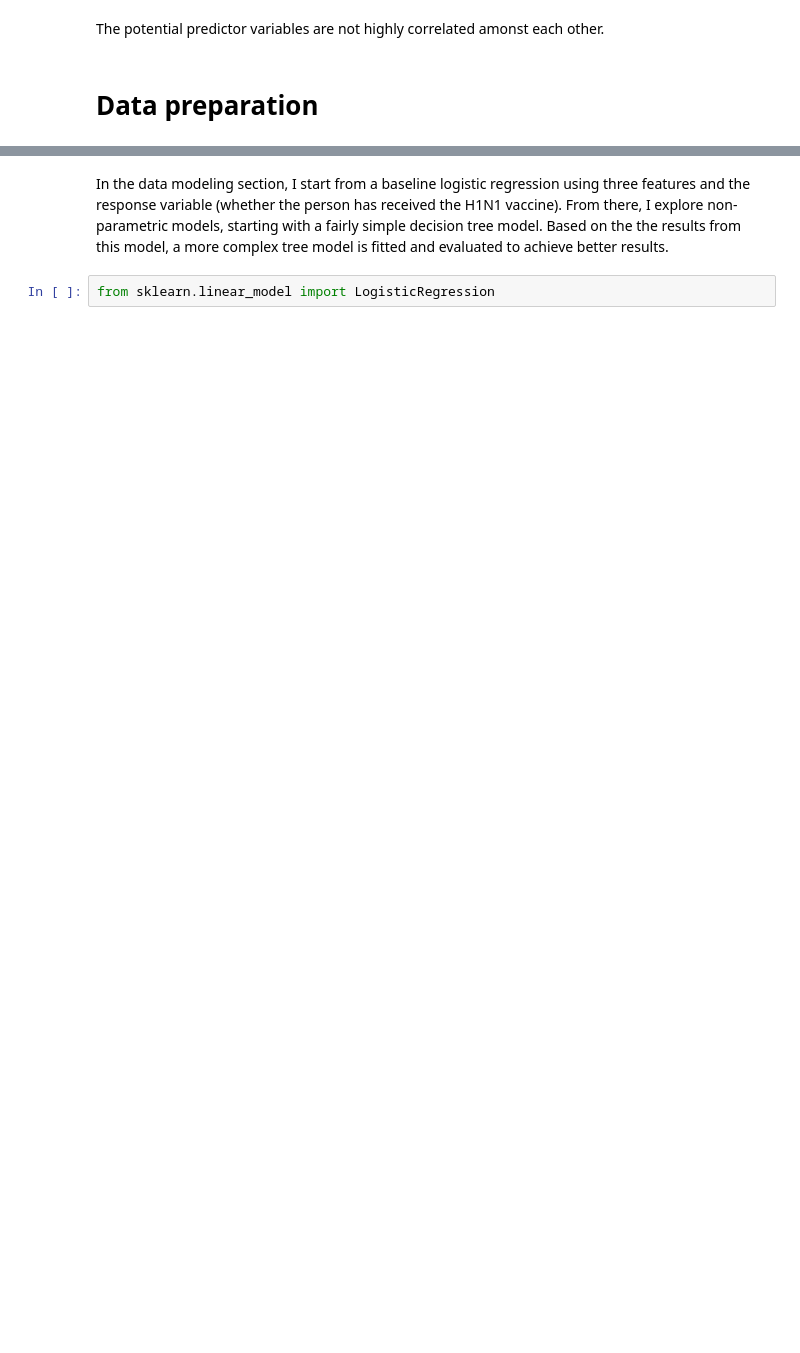
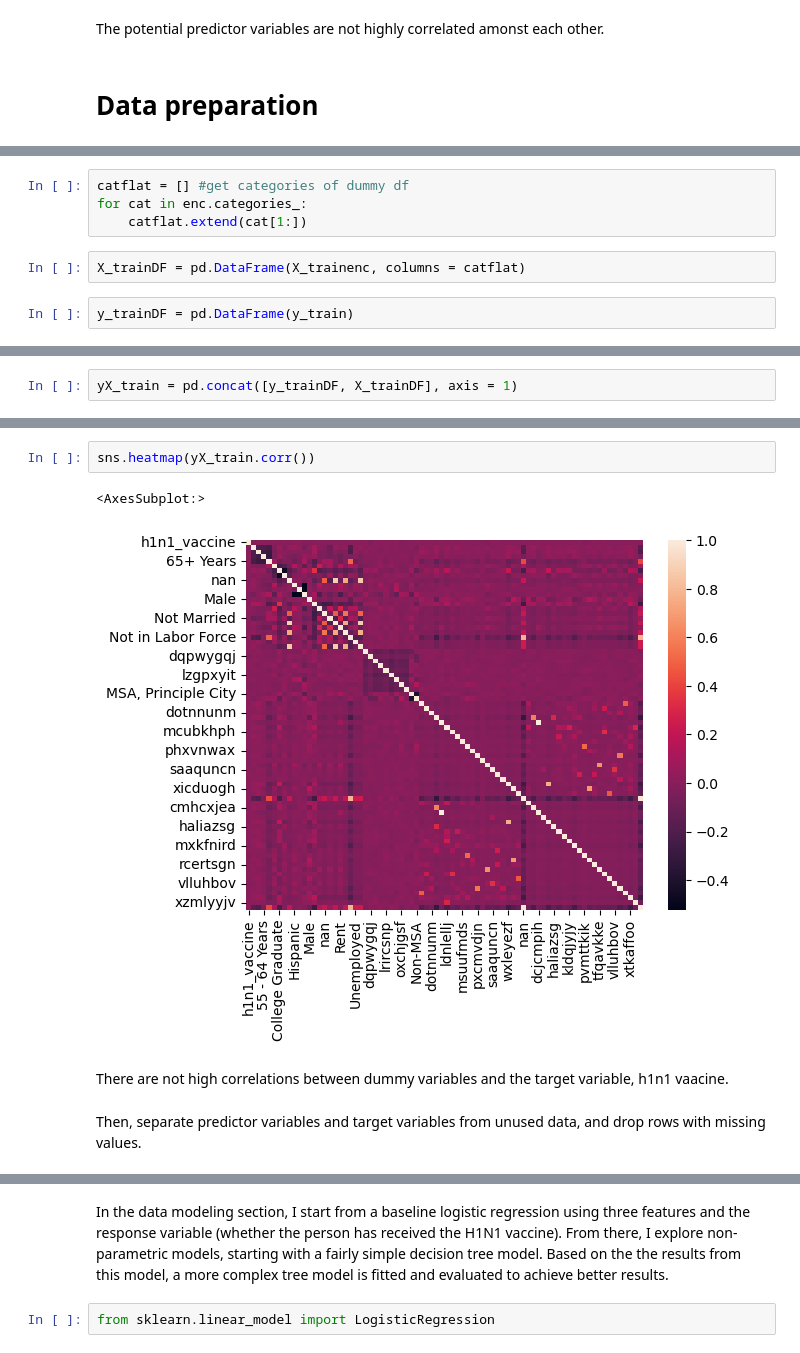
Before and after one commit to jmarksk/VaccineProject, a Jupyter notebook: VaccineProjectNotebook.ipynb, the cells around one changed output, grey strips where cells are left out. Saved outputs shown, nothing was run; the diff lists cells and outputs as text; blank space fills up the shorter version.

```diff
--- a/VaccineProjectNotebook.ipynb
+++ b/VaccineProjectNotebook.ipynb
@@ -376,0 +351,8 @@ np.shape(X_test), np.shape(y_train)
+# %%
+catflat = [] #get categories of dummy df
+for cat in enc.categories_:
+    catflat.extend(cat[1:])
+# %%
+X_trainDF = pd.DataFrame(X_trainenc, columns = catflat)
+# %%
+y_trainDF = pd.DataFrame(y_train)
@@ -376,0 +363,2 @@ np.shape(X_test), np.shape(y_train)
+# %%
+yX_train = pd.concat([y_trainDF, X_trainDF], axis = 1)
@@ -376,0 +394,9 @@ np.shape(X_test), np.shape(y_train)
+# %%
+sns.heatmap(yX_train.corr())
+# %% [output]
+<AxesSubplot:>
+[figure, added]
+# %% [markdown]
+There are not high correlations between dummy variables and the target variable, h1n1 vaacine.
+# %% [markdown]
+Then, separate predictor variables and target variables from unused data, and drop rows with missing values.
```
Also changed, not shown: parts of 63 cells of this notebook, 3 other files.
